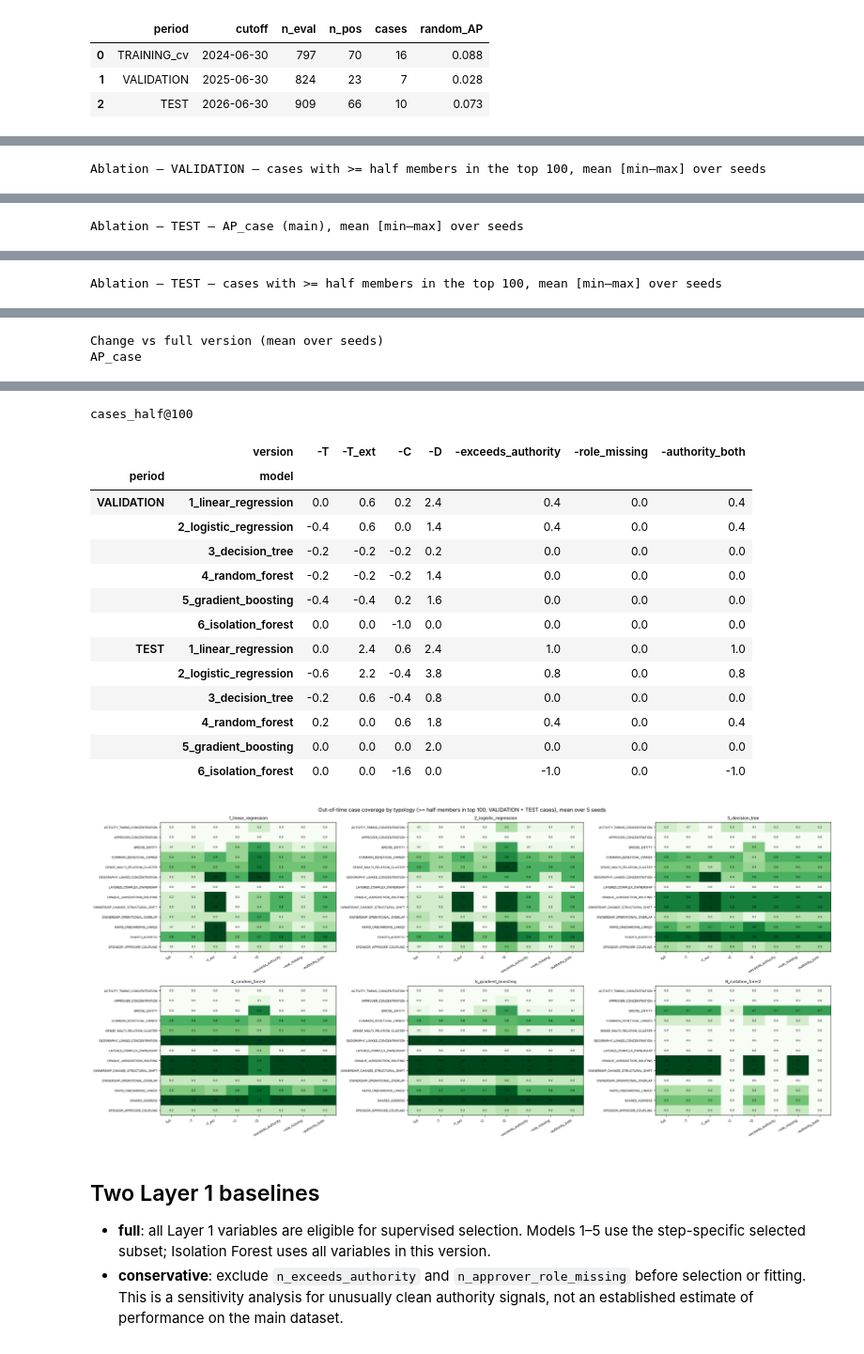
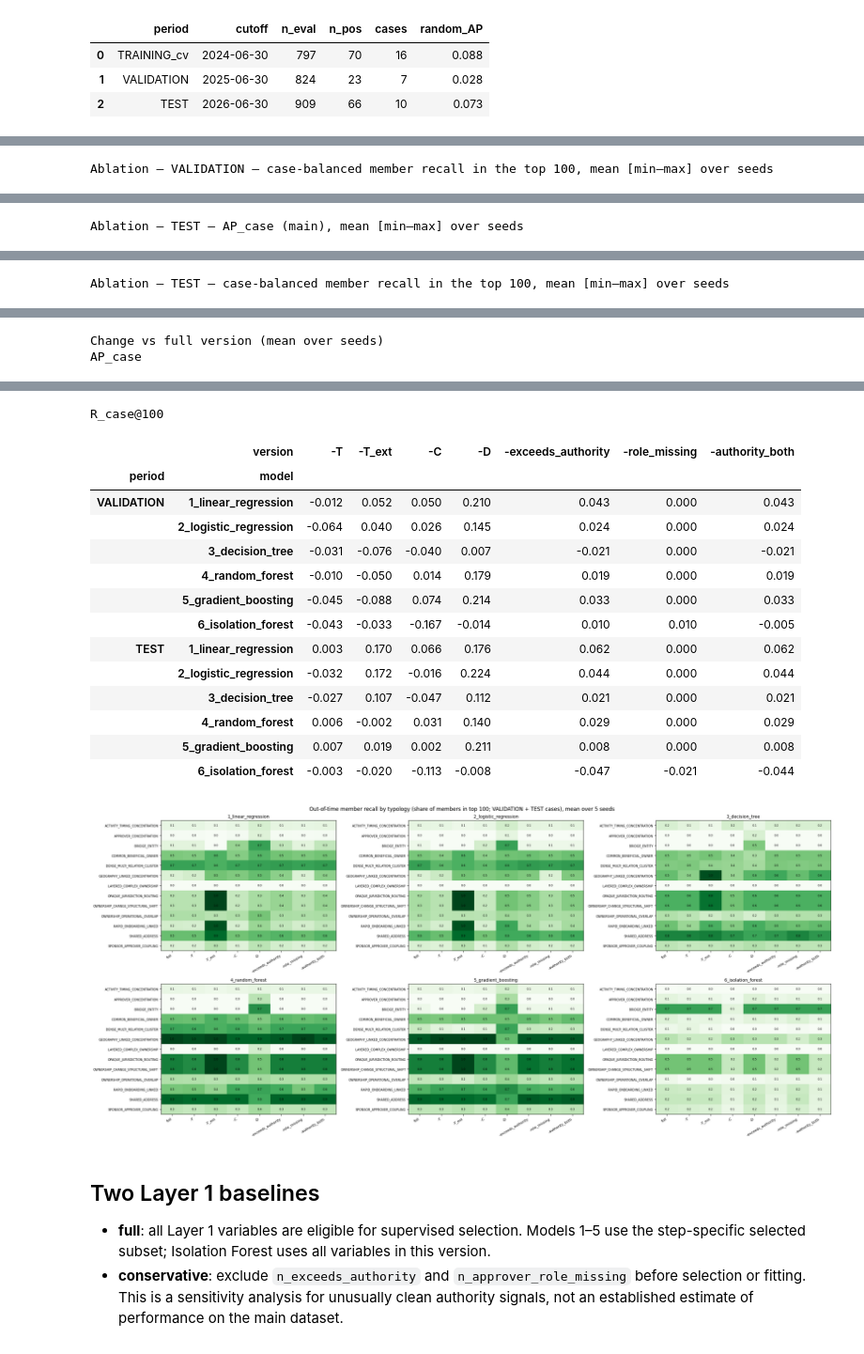
Before and after one commit to FELIXGAO0315/Graph-Based-Detection, a Jupyter notebook: layer1_baseline.ipynb, the cells around one changed output, grey strips where cells are left out. Shown at 94% size. Drawn from its saved outputs; the diff is of its cells as text; code cells hidden in the pictures.

Commit message:
complete version of layer1 and 2

```diff
--- a/layer1_baseline.ipynb
+++ b/layer1_baseline.ipynb
@@ -1070,10 +1070,10 @@ The single split used to inspect the models is the first step of the temporal pr
 
 The VALIDATION period has few cases, so these single-split numbers are noisy. The main evaluation below repeats the whole protocol over five seeds and adds the TEST step.
 # %%
-Xtr, ytr, gtr = TR_A["X"], TR_A["y"], TR_A["g"]
+Xtr, ytr, gtr = TR_TRAIN["X"], TR_TRAIN["y"], TR_TRAIN["g"]
 Xte, yte = EV_VAL["X"], EV_VAL["y"]
-assert not set(TR_A["g"][TR_A["y"] == 1]) & set(EV_VAL["g"][EV_VAL["y"] == 1]), "a case group is on both sides"
-print(f"train TR_A n={len(ytr)} (pos={ytr.sum()}, case groups={len(set(gtr[ytr == 1]))}) | "
+assert not set(TR_TRAIN["g"][TR_TRAIN["y"] == 1]) & set(EV_VAL["g"][EV_VAL["y"] == 1]), "a case group is on both sides"
+print(f"train TR_TRAIN n={len(ytr)} (pos={ytr.sum()}, case groups={len(set(gtr[ytr == 1]))}) | "
       f"VALIDATION EV_VAL n={len(yte)} (pos={yte.sum()}, cases={len(EV_VAL['cases'])})\n")
 
 sel, inter, SELECTED, votes, info = select_variables(Xtr, ytr, gtr, FEATS)
@@ -1592,25 +1591,25 @@ rows_full, cases_full, sels_full = run_version(FEATS, "full")
 print(f"time: {(time.time() - t0) / 60:.1f} min")
 
 mean_full, fmt_full = summarize(rows_full)
-SHOW = ["AP_case", "AP", "P@10", "P@25", "P@50", "P@100", "R@100", "cases_half@25", "cases_half@50", "cases_half@100"]
+SHOW = ["AP_case", "AP", "P@10", "P@25", "P@50", "P@100", "R@100", "R_case@25", "R_case@50", "R_case@100"]
 for p in EVAL_PERIODS:
     s_ = EVAL_SET[p]
     print(f"\nFULL version, NO rule — {p} (n={len(s_['y'])}, positives={s_['y'].sum()}, cases={len(s_['cases'])}, "
           f"random AP ≈ {s_['y'].mean():.3f}) — mean [min–max] over seeds")
     display(fmt_full.xs(("full", p, False), level=["version", "period", "rule"])[SHOW])
 
-ba = mean_full[["AP_case", "AP", "cases_half@100"]].droplevel("version").unstack("rule")
+ba = mean_full[["AP_case", "AP", "R_case@100"]].droplevel("version").unstack("rule")
 ba.columns = [f"{m} | {'with rule' if r else 'no rule'}" for m, r in ba.columns]
-for m in ["AP_case", "AP", "cases_half@100"]:
+for m in ["AP_case", "AP", "R_case@100"]:
     ba[f"{m} | change"] = ba[f"{m} | with rule"] - ba[f"{m} | no rule"]
 print("\nBefore / after the red-flag rule (mean over seeds)")
-display(ba[[c for m in ["AP_case", "AP", "cases_half@100"] for c in ba.columns if c.startswith(m + " |")]].round(3))
+display(ba[[c for m in ["AP_case", "AP", "R_case@100"] for c in ba.columns if c.startswith(m + " |")]].round(3))
 
 typ_full = typology_table(cases_full).xs(("full", False), level=["version", "rule"])
 n_cases_typ = {p: pd.Series([t for c in EVAL_SET[p]["cases"] for t in case_typ[c].split("|")]).value_counts()
                for p in EVAL_PERIODS}
 for p in ["VALIDATION", "TEST"]:
-    print(f"\nCase coverage by typology — {p} (share of cases with >= half members in the top {BUDGET}; mean over seeds)")
+    print(f"\nMember recall by typology — {p} (mean share of a case's members in the top {BUDGET}; mean over seeds)")
     t_ = typ_full.xs(p, level="period").T.dropna(how="all")
     display(t_.assign(n_cases=n_cases_typ[p]).sort_values("n_cases", ascending=False).round(2))
 
@@ -1621,7 +1620,7 @@ rows_full.to_csv(f"{OUT}/L1_full_seed_metrics.csv", index=False)
 cases_full.to_csv(f"{OUT}/L1_full_seed_cases.csv", index=False)
 sel_by_step = pd.DataFrame({p: pd.Series([v for s in sels_full if s["period"] == p for v in s["variables"]]).value_counts()
                             / sum(s["period"] == p for s in sels_full) for p in EVAL_PERIODS}).fillna(0)
-print("\nSelection frequency by training step (TRAINING_cv: 25 fits on 4/5 of TR_A; VALIDATION and TEST: one fit on TR_A)")
+print("\nSelection frequency by training step (TRAINING_cv: 25 fits on 4/5 of TR_TRAIN; VALIDATION and TEST: one fit on TR_TRAIN)")
 display(sel_by_step.loc[stab.index[stab > 0]].head(25).round(2))
 top = stab[stab > 0].head(35)[::-1]
 plt.figure(figsize=(7, 0.27 * len(top) + 1))
@@ -1743,12 +1742,12 @@ for seed in range(3):
         diag.append(dict(protocol="1 old: random CV, 2026-06-30 features", period=p, seed=seed,
                          AP_case=average_precision_score(yy, s_old[keep], sample_weight=ww),
                          AP=average_precision_score(yy, s_old[keep]), random=yy.mean()))
-    for lab, X_ in [("2a in-period CV, as-of-2024-06-30 values", TR_A["X"]),
-                    ("2b in-period CV, 2026-06-30 values of the same rows", SNAP[T_TEST].loc[TR_A["rid"], FEATS].values)]:
-        s_ = gb_oof(X_, TR_A["y"], TR_A["g"], seed)
+    for lab, X_ in [("2a in-period CV, as-of-2024-06-30 values", TR_TRAIN["X"]),
+                    ("2b in-period CV, 2026-06-30 values of the same rows", SNAP[T_TEST].loc[TR_TRAIN["rid"], FEATS].values)]:
+        s_ = gb_oof(X_, TR_TRAIN["y"], TR_TRAIN["g"], seed)
         diag.append(dict(protocol=lab, period="TRAINING", seed=seed, AP_case=average_precision_score(
-            TR_A["y"], s_, sample_weight=TR_A["w"]), AP=average_precision_score(TR_A["y"], s_), random=TR_A["y"].mean()))
-    for p, tr_, ev_ in [("VALIDATION", TR_A, EV_VAL), ("TEST", TR_A, EV_TEST)]:
+            TR_TRAIN["y"], s_, sample_weight=TR_TRAIN["w"]), AP=average_precision_score(TR_TRAIN["y"], s_), random=TR_TRAIN["y"].mean()))
+    for p, tr_, ev_ in [("VALIDATION", TR_TRAIN, EV_VAL), ("TEST", TR_TRAIN, EV_TEST)]:
         s_ = gb_all(seed).fit(tr_["X"], tr_["y"]).predict_proba(ev_["X"])[:, 1]
         diag.append(dict(protocol="3 out of time (temporal)", period=p, seed=seed,
                          AP_case=average_precision_score(ev_["y"], s_, sample_weight=ev_["w"]),
@@ -1778,7 +1777,7 @@ pairs = [("5_gradient_boosting", "2_logistic_regression", "GB − LR"),
          ("5_gradient_boosting", "4_random_forest", "GB − RF")]
 out = []
 for p in ["VALIDATION", "TEST"]:
-    for metric in ["AP_case", "P@10", "P@25", "P@50", "P@100", "cases_half@100"]:
+    for metric in ["AP_case", "P@10", "P@25", "P@50", "P@100", "R_case@100"]:
         pv = base[base.period == p].pivot(index="seed", columns="model", values=metric)
         for a_, b_, lab_ in pairs:
             d_ = pv[a_] - pv[b_]
@@ -1855,20 +1854,20 @@ abl_mean, abl_fmt = summarize(abl_rows)
 abl_mean, abl_fmt = abl_mean.xs(False, level="rule"), abl_fmt.xs(False, level="rule")
 order_v = ["full"] + list(GROUPS)
 for p in ["VALIDATION", "TEST"]:
-    for c, lab_ in [("AP_case", "AP_case (main)"), ("cases_half@100", f"cases with >= half members in the top {BUDGET}")]:
+    for c, lab_ in [("AP_case", "AP_case (main)"), ("R_case@100", f"case-balanced member recall in the top {BUDGET}")]:
         print(f"\nAblation — {p} — {lab_}, mean [min–max] over seeds")
         display(abl_fmt[c].xs(p, level="period").unstack("version")[order_v])
-delta = abl_mean[["AP_case", "AP", "cases_half@100"]].unstack("version")
+delta = abl_mean[["AP_case", "AP", "R_case@100"]].unstack("version")
 print("\nChange vs full version (mean over seeds)")
-for c in ["AP_case", "cases_half@100"]:
+for c in ["AP_case", "R_case@100"]:
     d_ = delta[c][order_v].sub(delta[c]["full"], axis=0).drop(columns="full")
     print(c); display(d_.round(3))
 
 # out-of-time typology coverage: pool VALIDATION and TEST cases
 oot = abl_cases[~abl_cases.rule].drop(columns="period")
-long = oot.melt(id_vars=["version", "rule", "model", "seed"], var_name="case_id", value_name="hit").dropna(subset=["hit"])
+long = oot.melt(id_vars=["version", "rule", "model", "seed"], var_name="case_id", value_name="share").dropna(subset=["share"])
 long = long.assign(typology=long.case_id.map(case_typ).str.split("|")).explode("typology")
-typ_abl = long.groupby(["version", "model", "typology"]).hit.mean().unstack("typology")
+typ_abl = long.groupby(["version", "model", "typology"]).share.mean().unstack("typology")
 typ_abl.to_csv(f"{OUT}/L1_ablation_by_typology.csv")
 fig, axes = plt.subplots(2, 3, figsize=(24, 11))
 for ax, m in zip(axes.ravel(), ALL_MODELS):
@@ -1880,7 +1879,7 @@ for ax, m in zip(axes.ravel(), ALL_MODELS):
         for j in range(t.shape[1]):
             ax.text(j, i, f"{t.values[i, j]:.1f}", ha="center", va="center", fontsize=6.5)
     ax.set_title(m, fontsize=10)
-fig.suptitle(f"Out-of-time case coverage by typology (>= half members in top {BUDGET}; VALIDATION + TEST cases), "
+fig.suptitle(f"Out-of-time member recall by typology (share of members in top {BUDGET}; VALIDATION + TEST cases), "
              "mean over 5 seeds", fontsize=12)
 plt.tight_layout(); plt.savefig(f"{OUT}/L1_ablation_typology.png", dpi=130); plt.show()
 # %% [output]
@@ -1911,4 +1910,4 @@ Ablation — VALIDATION — AP_case (main), mean [min–max] over seeds
 | 6_isolation_forest | 0.038 [0.037–0.039] | 0.036 [0.033–0.039] | 0.035 [0.033–0.037] | 0.030 [0.030–0.030] | 0.034 [0.032–0.037] | 0.036 [0.035–0.038] | 0.036 [0.035–0.039] | 0.038 [0.036–0.039] |
-Ablation — VALIDATION — cases with >= half members in the top 100, mean [min–max] over seeds
+Ablation — VALIDATION — case-balanced member recall in the top 100, mean [min–max] over seeds
 | version | full | -T | -T_ext | -C | -D | -exceeds_authority | -role_missing | -authority_both |
 | model |  |  |  |  |  |  |  |  |
@@ -1929,4 +1928,4 @@ Ablation — TEST — AP_case (main), mean [min–max] over seeds
 | 6_isolation_forest | 0.180 [0.177–0.183] | 0.179 [0.176–0.181] | 0.174 [0.171–0.177] | 0.092 [0.091–0.094] | 0.178 [0.176–0.179] | 0.164 [0.162–0.167] | 0.173 [0.170–0.175] | 0.162 [0.160–0.164] |
-Ablation — TEST — cases with >= half members in the top 100, mean [min–max] over seeds
+Ablation — TEST — case-balanced member recall in the top 100, mean [min–max] over seeds
 | version | full | -T | -T_ext | -C | -D | -exceeds_authority | -role_missing | -authority_both |
 | model |  |  |  |  |  |  |  |  |
@@ -1954,20 +1953,20 @@ AP_case
 |  | 6_isolation_forest | -0.001 | -0.006 | -0.088 | -0.002 | -0.016 | -0.008 | -0.018 |
-cases_half@100
+R_case@100
 |  | version | -T | -T_ext | -C | -D | -exceeds_authority | -role_missing | -authority_both |
 | period | model |  |  |  |  |  |  |  |
-| VALIDATION | 1_linear_regression | 0.0 | 0.6 | 0.2 | 2.4 | 0.4 | 0.0 | 0.4 |
-|  | 2_logistic_regression | -0.4 | 0.6 | 0.0 | 1.4 | 0.4 | 0.0 | 0.4 |
-|  | 3_decision_tree | -0.2 | -0.2 | -0.2 | 0.2 | 0.0 | 0.0 | 0.0 |
-|  | 4_random_forest | -0.2 | -0.2 | -0.2 | 1.4 | 0.0 | 0.0 | 0.0 |
-|  | 5_gradient_boosting | -0.4 | -0.4 | 0.2 | 1.6 | 0.0 | 0.0 | 0.0 |
-|  | 6_isolation_forest | 0.0 | 0.0 | -1.0 | 0.0 | 0.0 | 0.0 | 0.0 |
-| TEST | 1_linear_regression | 0.0 | 2.4 | 0.6 | 2.4 | 1.0 | 0.0 | 1.0 |
-|  | 2_logistic_regression | -0.6 | 2.2 | -0.4 | 3.8 | 0.8 | 0.0 | 0.8 |
-|  | 3_decision_tree | -0.2 | 0.6 | -0.4 | 0.8 | 0.0 | 0.0 | 0.0 |
-|  | 4_random_forest | 0.2 | 0.0 | 0.6 | 1.8 | 0.4 | 0.0 | 0.4 |
-|  | 5_gradient_boosting | 0.0 | 0.0 | 0.0 | 2.0 | 0.0 | 0.0 | 0.0 |
-|  | 6_isolation_forest | 0.0 | 0.0 | -1.6 | 0.0 | -1.0 | 0.0 | -1.0 |
+| VALIDATION | 1_linear_regression | -0.012 | 0.052 | 0.050 | 0.210 | 0.043 | 0.000 | 0.043 |
+|  | 2_logistic_regression | -0.064 | 0.040 | 0.026 | 0.145 | 0.024 | 0.000 | 0.024 |
+|  | 3_decision_tree | -0.031 | -0.076 | -0.040 | 0.007 | -0.021 | 0.000 | -0.021 |
+|  | 4_random_forest | -0.010 | -0.050 | 0.014 | 0.179 | 0.019 | 0.000 | 0.019 |
+|  | 5_gradient_boosting | -0.045 | -0.088 | 0.074 | 0.214 | 0.033 | 0.000 | 0.033 |
+|  | 6_isolation_forest | -0.043 | -0.033 | -0.167 | -0.014 | 0.010 | 0.010 | -0.005 |
+| TEST | 1_linear_regression | 0.003 | 0.170 | 0.066 | 0.176 | 0.062 | 0.000 | 0.062 |
+|  | 2_logistic_regression | -0.032 | 0.172 | -0.016 | 0.224 | 0.044 | 0.000 | 0.044 |
+|  | 3_decision_tree | -0.027 | 0.107 | -0.047 | 0.112 | 0.021 | 0.000 | 0.021 |
+|  | 4_random_forest | 0.006 | -0.002 | 0.031 | 0.140 | 0.029 | 0.000 | 0.029 |
+|  | 5_gradient_boosting | 0.007 | 0.019 | 0.002 | 0.211 | 0.008 | 0.000 | 0.008 |
+|  | 6_isolation_forest | -0.003 | -0.020 | -0.113 | -0.008 | -0.047 | -0.021 | -0.044 |
-[figure, old version]
+[figure, new version]
 # %% [markdown]
 ## Two Layer 1 baselines
 
```
Also changed, not shown: parts of 28 cells of this notebook, 13 other files.
